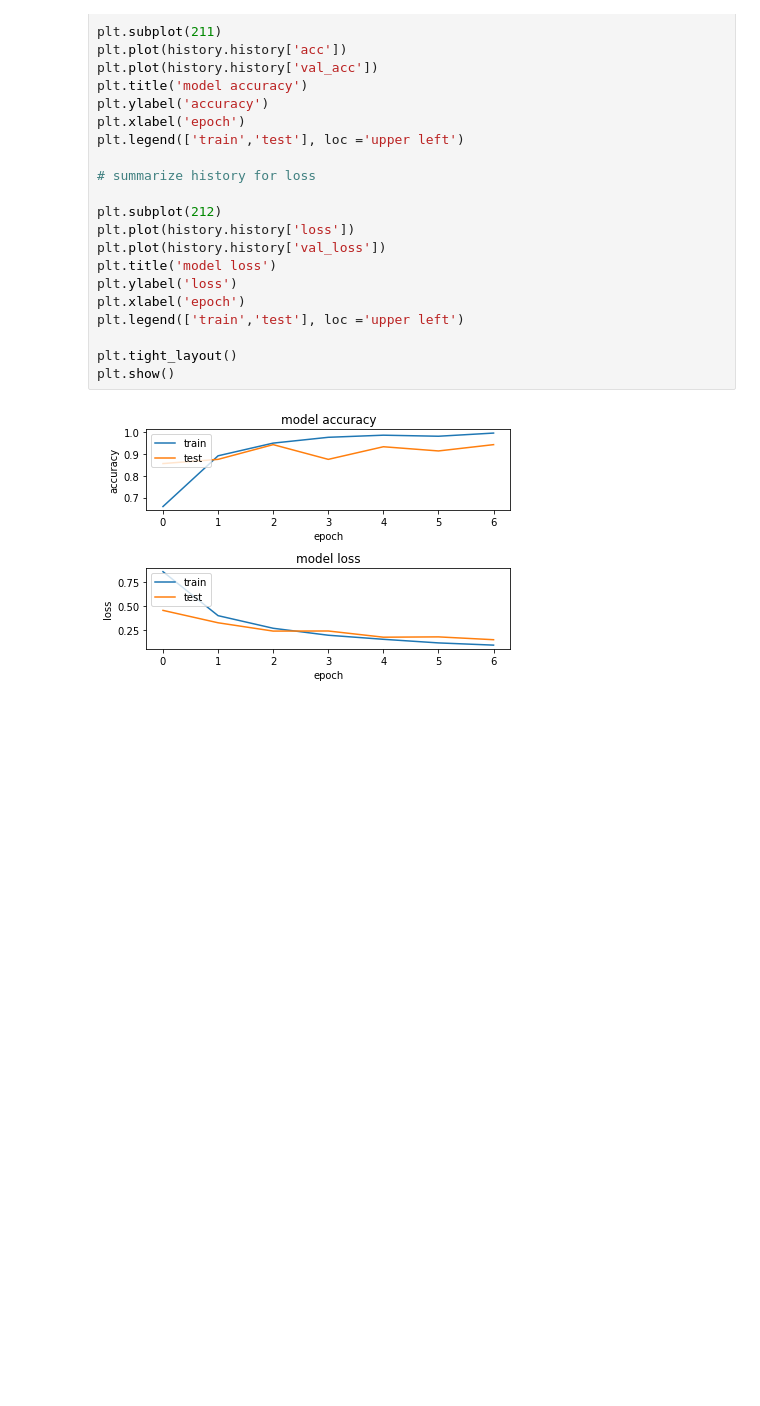
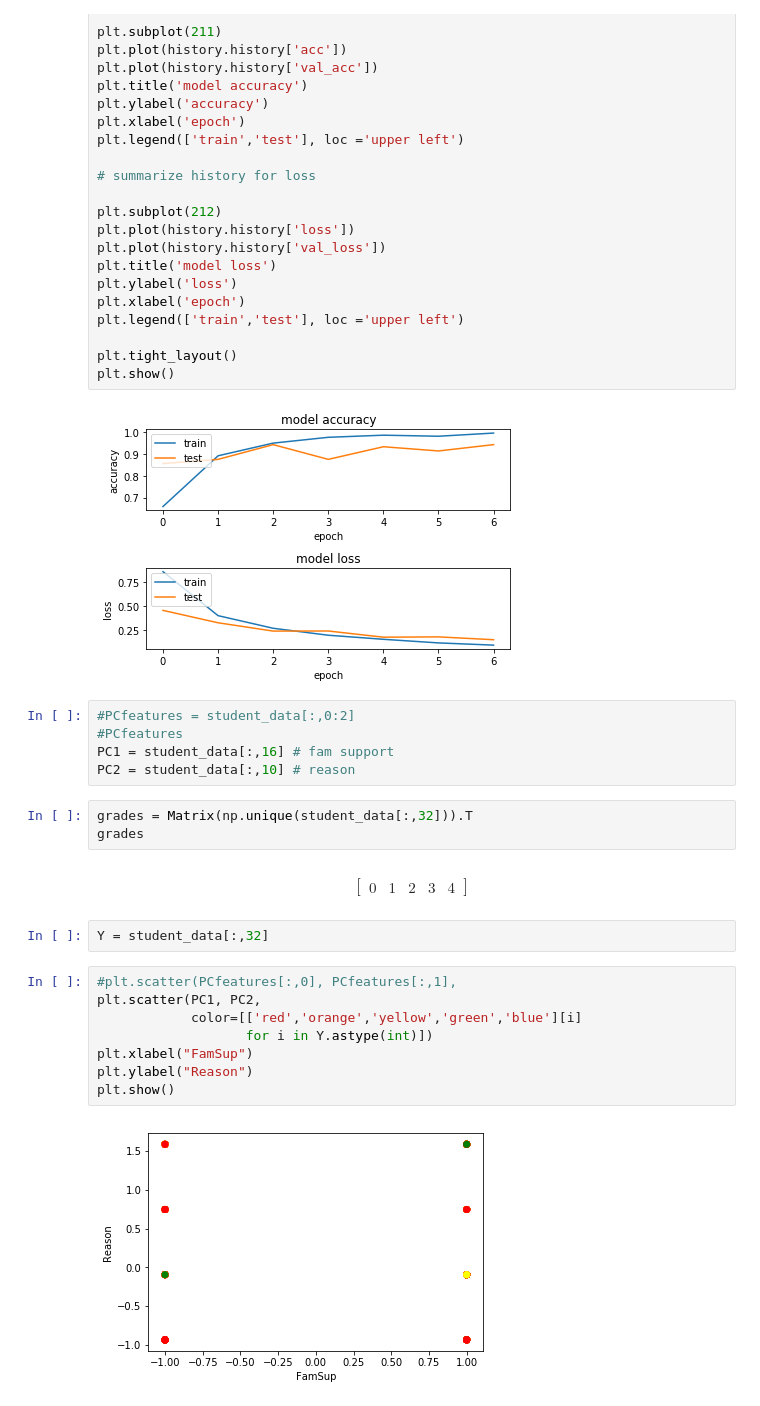
Before and after one commit to CSCI4850/S19-team3-project, a Jupyter notebook: LSTM1.ipynb, the cells around one changed output. Drawn from its saved outputs; the diff is of its cells as text; blank space fills up the shorter version.

```diff
--- a/LSTM1.ipynb
+++ b/LSTM1.ipynb
@@ -2185,3 +2205,25 @@ plt.tight_layout()
 plt.show()
 # %% [output]
 [figure]
+# %%
+#PCfeatures = student_data[:,0:2]
+#PCfeatures
+PC1 = student_data[:,16] # fam support
+PC2 = student_data[:,10] # reason
+# %%
+grades = Matrix(np.unique(student_data[:,32])).T
+grades
+# %% [output]
+$$\left[\begin{matrix}0 & 1 & 2 & 3 & 4\end{matrix}\right]$$
+# %%
+Y = student_data[:,32]
+# %%
+#plt.scatter(PCfeatures[:,0], PCfeatures[:,1],
+plt.scatter(PC1, PC2,
+            color=[['red','orange','yellow','green','blue'][i]
+                   for i in Y.astype(int)])
+plt.xlabel("FamSup")
+plt.ylabel("Reason")
+plt.show()
+# %% [output]
+[figure, added]
```
Also changed, not shown: parts of 35 cells of this notebook.
